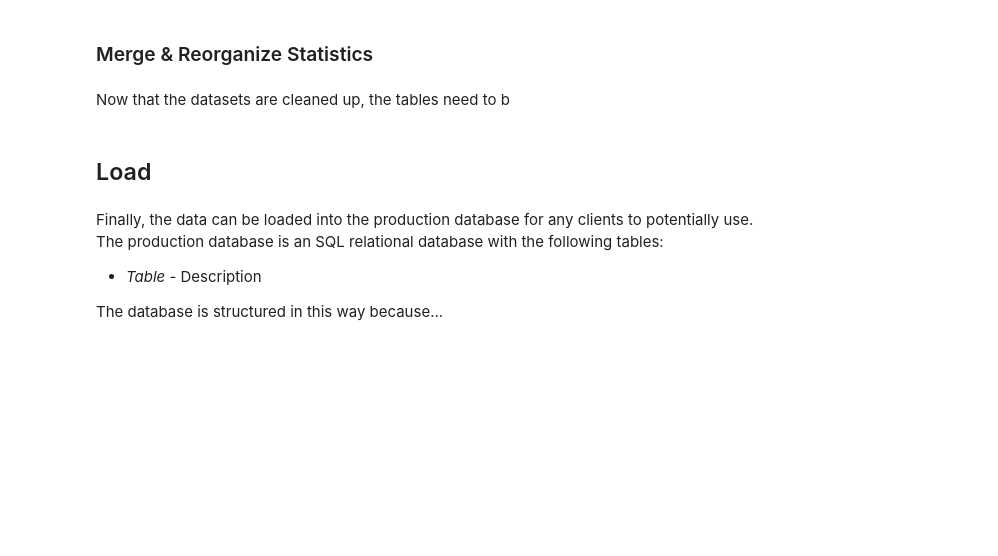
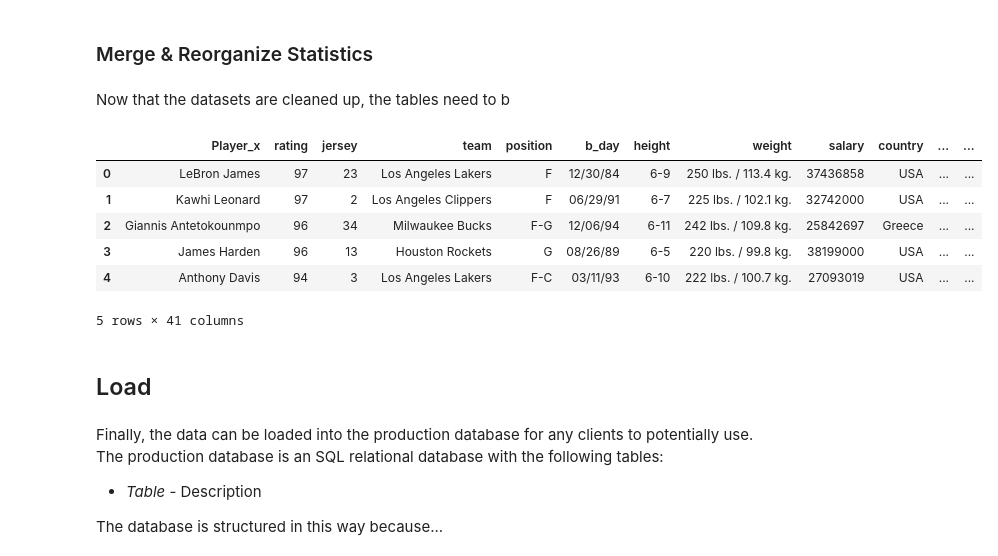
Before and after one commit to 12wollmana/UMN-Data_Analytics-Project_ETL, a Jupyter notebook: etl.ipynb, the cells around one changed output. Cells and saved outputs as stored; diff of their text form; code cells hidden in the pictures; blank space fills up the shorter version.

```diff
--- a/etl.ipynb
+++ b/etl.ipynb
@@ -59,9 +83,9 @@ For the NBA 2K20 Statistics, it needs to be...
 # %%
 nba2k.rename(columns = {'full_name':'Player'}, inplace=True)
-nba2k.set_index('Player', inplace=True)
 # %%
 nba2k['jersey']=nba2k['jersey'].apply(lambda x:x.split('#')[-1])
 nba2k['height']=nba2k['height'].apply(lambda x:x.split('/')[0])
 nba2k['salary']=nba2k['salary'].apply(lambda x:x.replace('$',''))
+nba2k["merge_name"] = format_names(nba2k, "Player")
 # %%
 nba2k.head()
@@ -100,3 +136,14 @@ print(nba_combined_df.shape, final_NBA_players.shape, nba2k.shape)
+# %%
+nba_combined_df = nba2k.merge(final_NBA_players, on="merge_name")
+nba_combined_df.head()
+# %% [output]
+|  | Player_x | rating | jersey | team | position | b_day | height | weight | salary | country | ... | ... |
+| 0 | LeBron James | 97 | 23 | Los Angeles Lakers | F | 12/30/84 | 6-9 | 250 lbs. / 113.4 kg. | 37436858 | USA | ... | ... |
+| 1 | Kawhi Leonard | 97 | 2 | Los Angeles Clippers | F | 06/29/91 | 6-7 | 225 lbs. / 102.1 kg. | 32742000 | USA | ... | ... |
+| 2 | Giannis Antetokounmpo | 96 | 34 | Milwaukee Bucks | F-G | 12/06/94 | 6-11 | 242 lbs. / 109.8 kg. | 25842697 | Greece | ... | ... |
+| 3 | James Harden | 96 | 13 | Houston Rockets | G | 08/26/89 | 6-5 | 220 lbs. / 99.8 kg. | 38199000 | USA | ... | ... |
+| 4 | Anthony Davis | 94 | 3 | Los Angeles Lakers | F-C | 03/11/93 | 6-10 | 222 lbs. / 100.7 kg. | 27093019 | USA | ... | ... |
+5 rows × 41 columns
 # %% [markdown]
 ## Load
 # %% [markdown]
```
Also changed, not shown: parts of 14 cells of this notebook.
